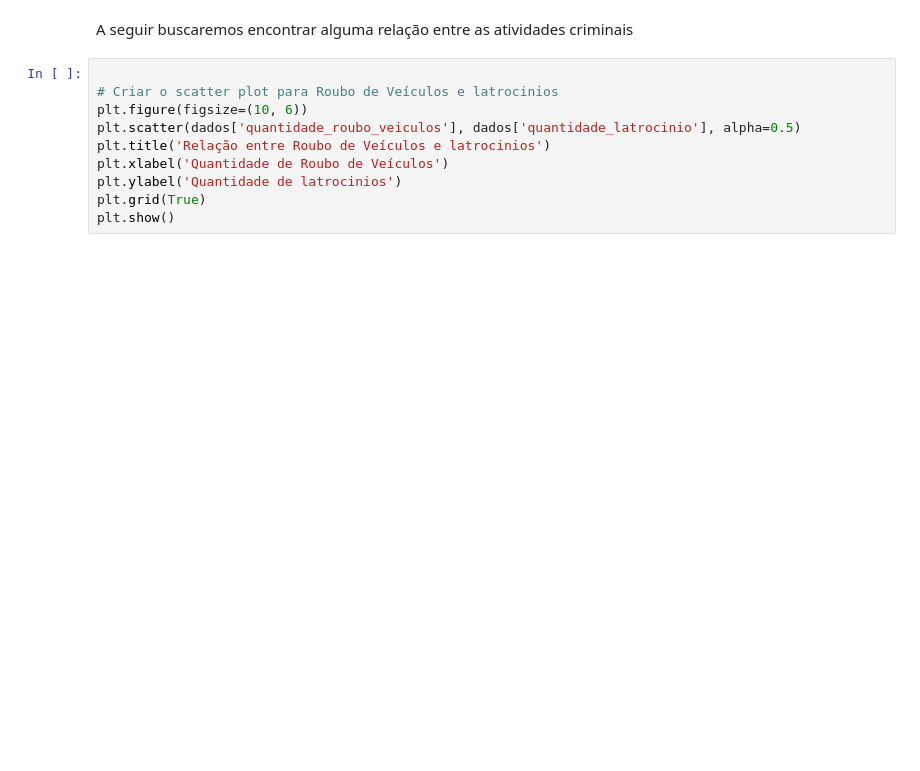
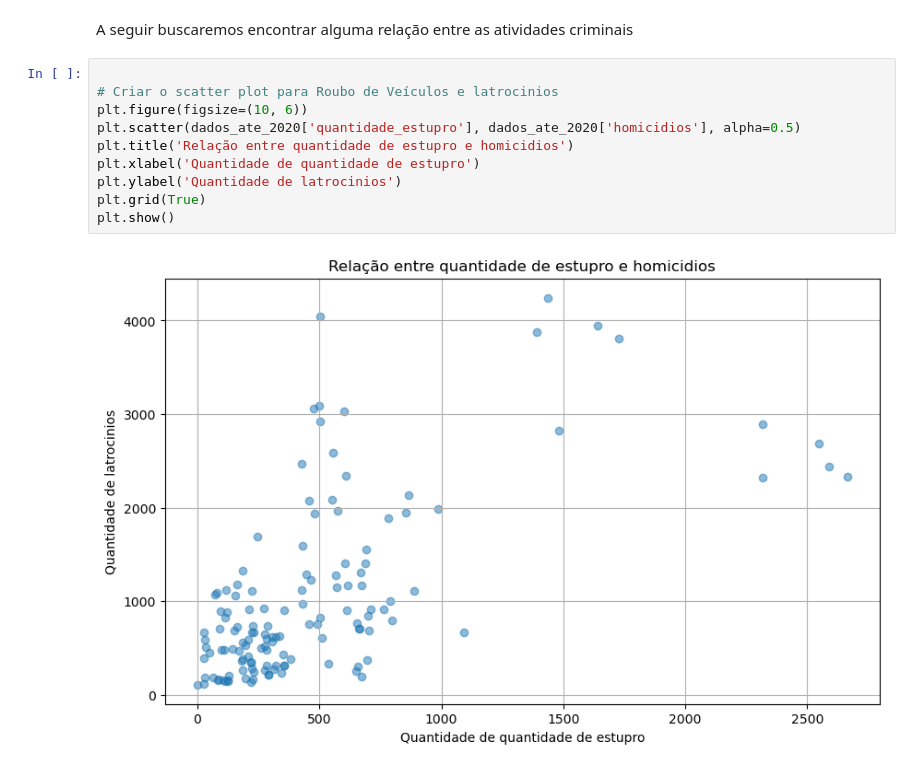
Before and after one commit to Iamiran1/Projeto-2---Ci-ncia-de-Dados, a Jupyter notebook: P2.ipynb, the cells around one changed output. Saved outputs shown, nothing was run; the diff lists cells and outputs as text; blank space fills up the shorter version.

```diff
--- a/P2.ipynb
+++ b/P2.ipynb
@@ -336,10 +366,12 @@ A seguir buscaremos encontrar alguma relação entre as atividades criminais
 # %%
 
 # Criar o scatter plot para Roubo de Veículos e latrocinios
 plt.figure(figsize=(10, 6))
-plt.scatter(dados['quantidade_roubo_veiculos'], dados['quantidade_latrocinio'], alpha=0.5)
-plt.title('Relação entre Roubo de Veículos e latrocinios')
-plt.xlabel('Quantidade de Roubo de Veículos')
+plt.scatter(dados_ate_2020['quantidade_estupro'], dados_ate_2020['homicidios'], alpha=0.5)
+plt.title('Relação entre quantidade de estupro e homicidios')
+plt.xlabel('Quantidade de quantidade de estupro')
 plt.ylabel('Quantidade de latrocinios')
 plt.grid(True)
 plt.show()
+# %% [output]
+[figure, added]
```
Also changed, not shown: parts of 6 cells of this notebook.
